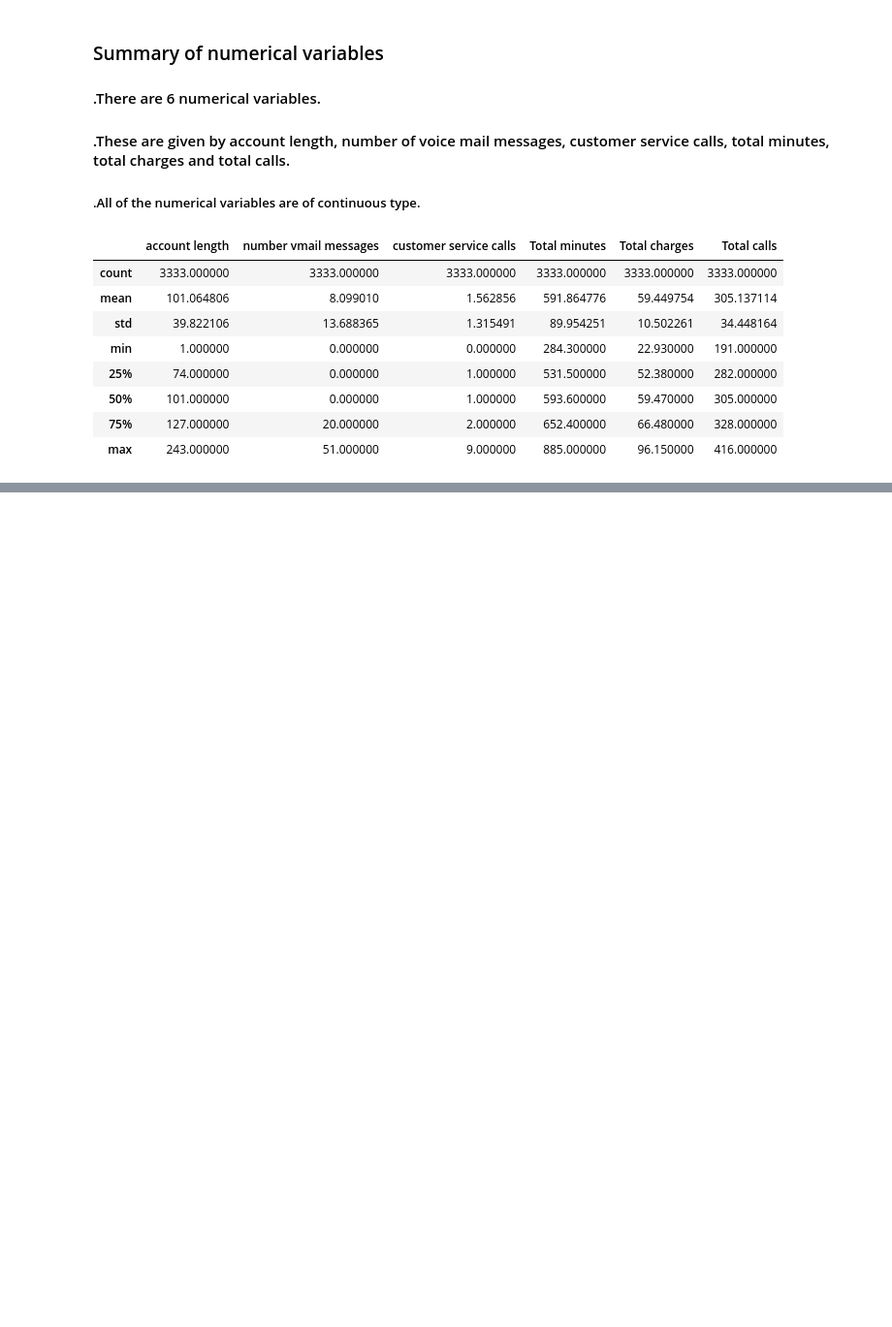
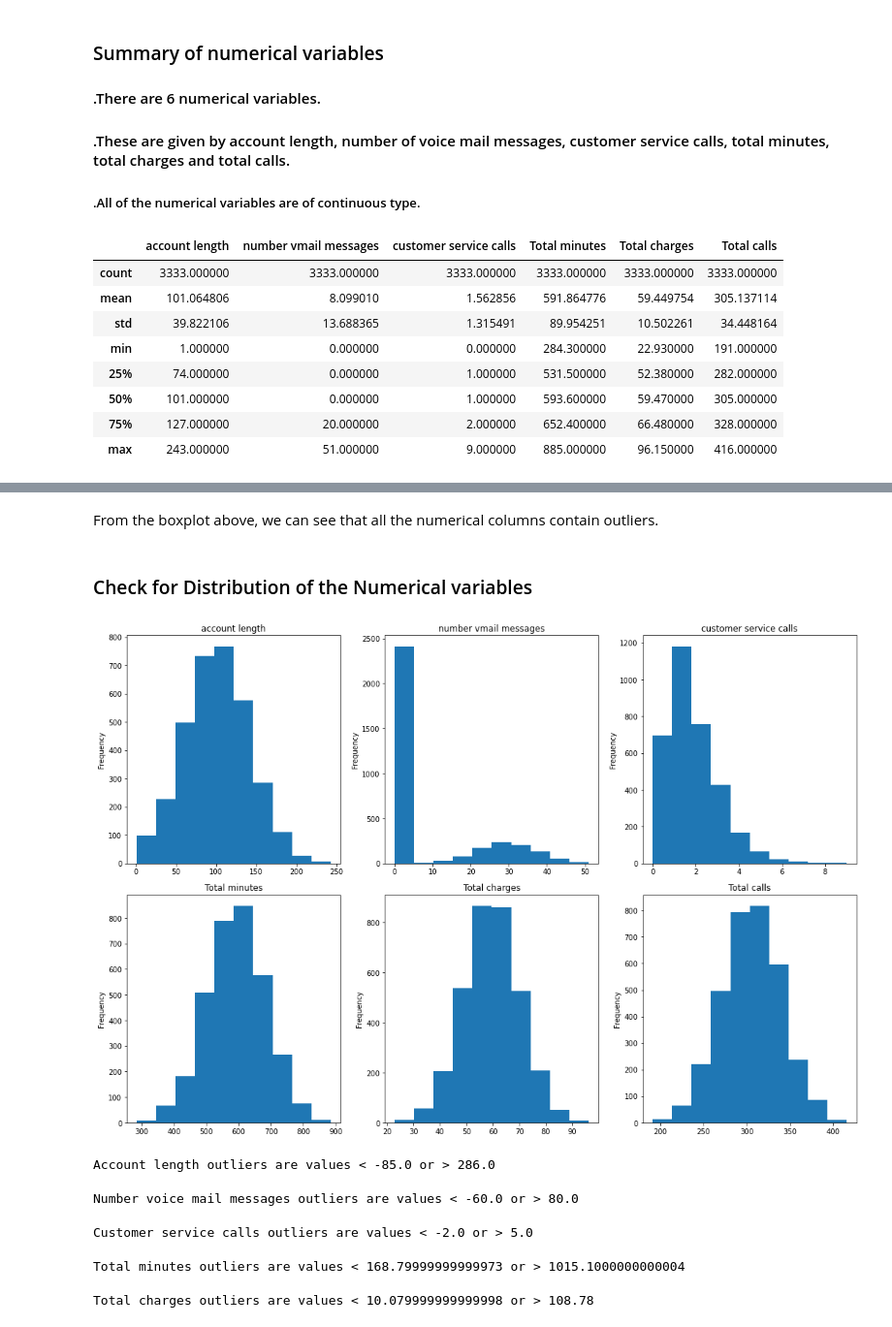
Before and after one commit to EdwinMbuthia/Phase-3-Project, a Jupyter notebook: index.ipynb, the cells around one changed output, grey strips where cells are left out. Shown at 97% size. Saved outputs shown, nothing was run; the diff lists cells and outputs as text; code cells hidden in the pictures; blank space fills up the shorter version.

```diff
--- a/index.ipynb
+++ b/index.ipynb
@@ -306,0 +352,54 @@ data[numerical].describe()
+# %% [markdown]
+From the boxplot above, we can see that all the numerical columns contain outliers.
+# %% [markdown]
+### Check for Distribution of the Numerical variables
+# %%
+numerical_col = ['account length','number vmail messages','customer service calls', 'Total minutes','Total charges','Total calls']
+fig = plt.figure(figsize=(15, 15))
+for i, col in enumerate(numerical_col):
+    ax = plt.subplot(3, 3, i+1)
+    data[col].plot(kind='hist', ax=ax, title=col)
+plt.tight_layout()
+plt.show()
+# %% [output]
+[figure, added]
+# %%
+# find outliers for account length variable
+IQR = data["account length"].quantile(0.75) - data["account length"].quantile(0.25)
+Lower_fence = data["account length"].quantile(0.25) - (IQR * 3)
+Upper_fence = data["account length"].quantile(0.75) + (IQR * 3)
+print('Account length outliers are values < {lowerboundary} or > {upperboundary}'.format(lowerboundary=Lower_fence, upperboundary=Upper_fence))
+# %% [output]
+Account length outliers are values < -85.0 or > 286.0
+# %%
+# find outliers for Number of voice mail messages variable
+IQR = data["number vmail messages"].quantile(0.75) - data["number vmail messages"].quantile(0.25)
+Lower_fence = data["number vmail messages"].quantile(0.25) - (IQR * 3)
+Upper_fence = data["number vmail messages"].quantile(0.75) + (IQR * 3)
+print('Number voice mail messages outliers are values < {lowerboundary} or > {upperboundary}'.format(lowerboundary=Lower_fence, upperboundary=Upper_fence))
+# %% [output]
+Number voice mail messages outliers are values < -60.0 or > 80.0
+# %%
+# find outliers for Customer service calls messages variable
+IQR = data["customer service calls"].quantile(0.75) - data["customer service calls"].quantile(0.25)
+Lower_fence = data["customer service calls"].quantile(0.25) - (IQR * 3)
+Upper_fence = data["customer service calls"].quantile(0.75) + (IQR * 3)
+print('Customer service calls outliers are values < {lowerboundary} or > {upperboundary}'.format(lowerboundary=Lower_fence, upperboundary=Upper_fence))
+# %% [output]
+Customer service calls outliers are values < -2.0 or > 5.0
+# %%
+# find outliers for Total minutes variable
+IQR = data["Total minutes"].quantile(0.75) - data["Total minutes"].quantile(0.25)
+Lower_fence = data["Total minutes"].quantile(0.25) - (IQR * 3)
+Upper_fence = data["Total minutes"].quantile(0.75) + (IQR * 3)
+print('Total minutes outliers are values < {lowerboundary} or > {upperboundary}'.format(lowerboundary=Lower_fence, upperboundary=Upper_fence))
+# %% [output]
+Total minutes outliers are values < 168.79999999999973 or > 1015.1000000000004
+# %%
+# find outliers for Total charges variable
+IQR = data["Total charges"].quantile(0.75) - data["Total charges"].quantile(0.25)
+Lower_fence = data["Total charges"].quantile(0.25) - (IQR * 3)
+Upper_fence = data["Total charges"].quantile(0.75) + (IQR * 3)
+print('Total charges outliers are values < {lowerboundary} or > {upperboundary}'.format(lowerboundary=Lower_fence, upperboundary=Upper_fence))
+# %% [output]
+Total charges outliers are values < 10.079999999999998 or > 108.78
```
Also changed, not shown: parts of 6 cells of this notebook.
